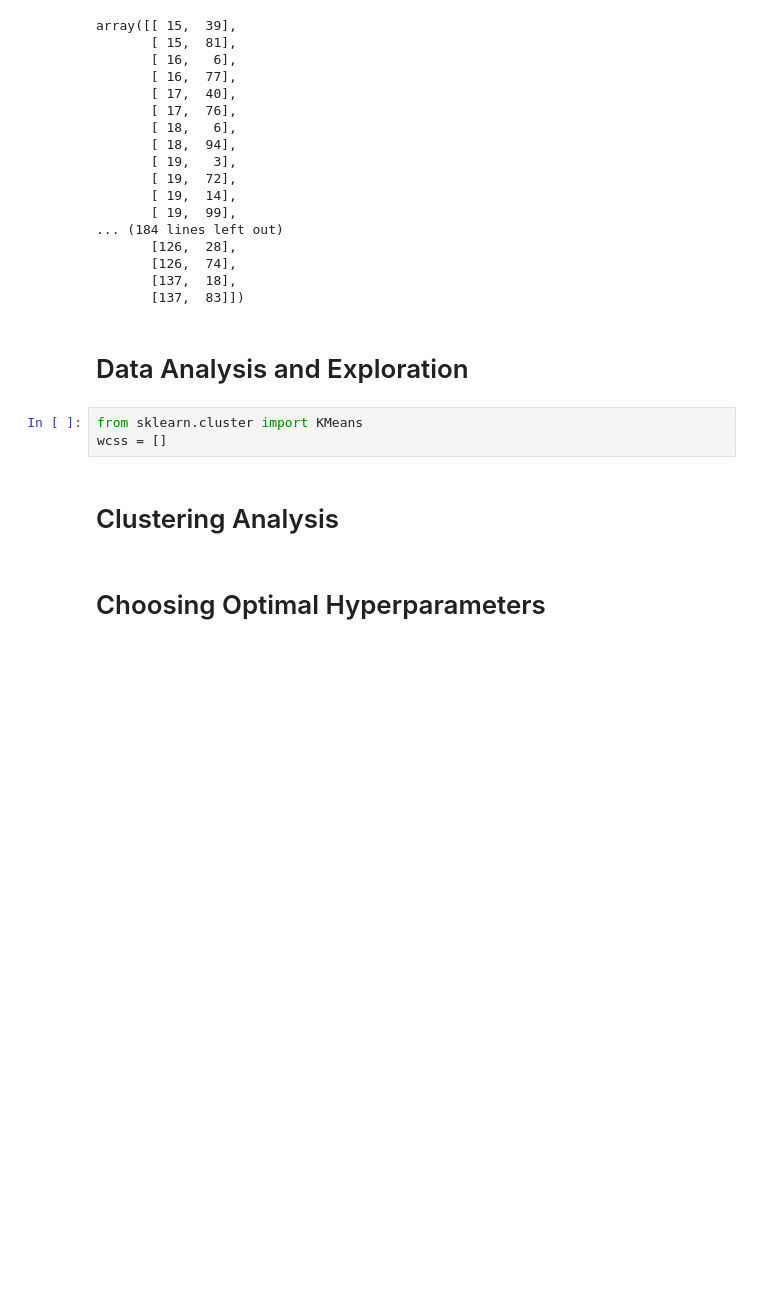
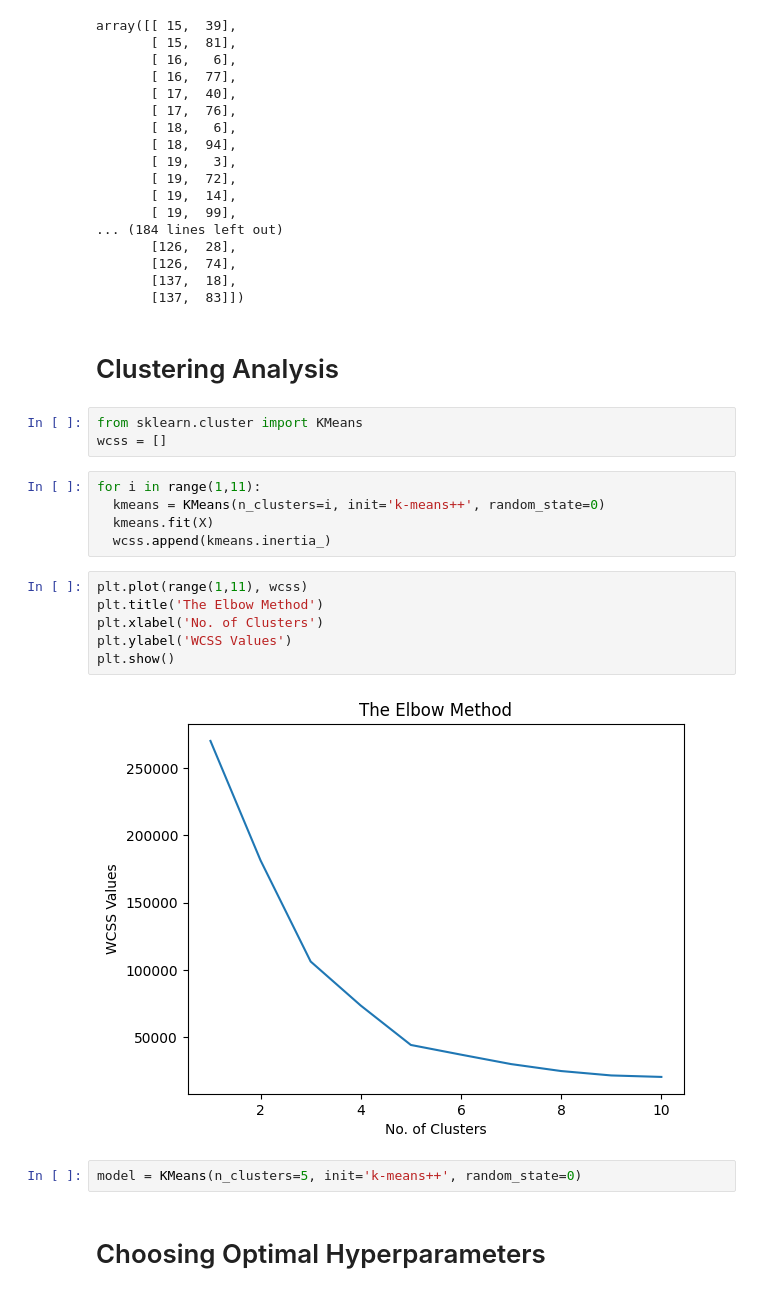
Before and after one commit to VICTORIA-OKESIPE/Personal-Projects, a Jupyter notebook: Project_4_Customer_Segmentation_using_K_Means_Clustering.ipynb, the cells around one changed output. Drawn from its saved outputs; the diff is of its cells as text; blank space fills up the shorter version.

```diff
--- a/Project_4_Customer_Segmentation_using_K_Means_Clustering.ipynb
+++ b/Project_4_Customer_Segmentation_using_K_Means_Clustering.ipynb
@@ -65,12 +65,25 @@ array([[ 15,  39],
        [137,  18],
        [137,  83]])
 # %% [markdown]
-# Data Analysis and Exploration
+# Clustering Analysis
 # %%
 from sklearn.cluster import KMeans
 wcss = []
-# %% [markdown]
-# Clustering Analysis
+# %%
+for i in range(1,11):
+  kmeans = KMeans(n_clusters=i, init='k-means++', random_state=0)
+  kmeans.fit(X)
+  wcss.append(kmeans.inertia_)
+# %%
+plt.plot(range(1,11), wcss)
+plt.title('The Elbow Method')
+plt.xlabel('No. of Clusters')
+plt.ylabel('WCSS Values')
+plt.show()
+# %% [output]
+[figure, added]
+# %%
+model = KMeans(n_clusters=5, init='k-means++', random_state=0)
 # %% [markdown]
 # Choosing Optimal Hyperparameters
 # %% [markdown]
```
